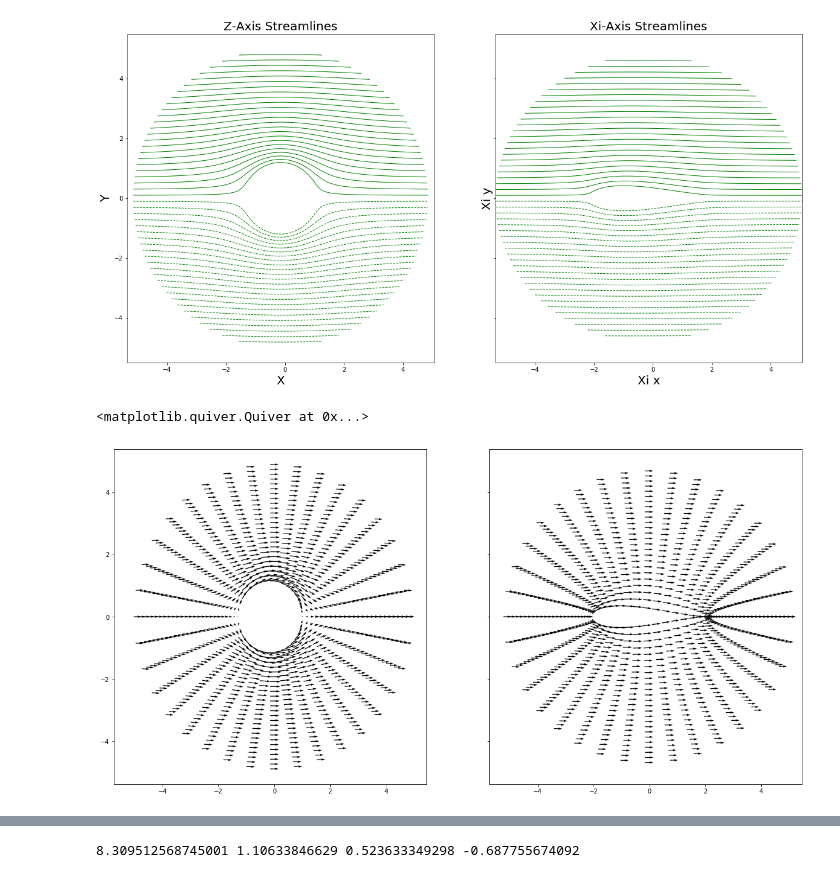
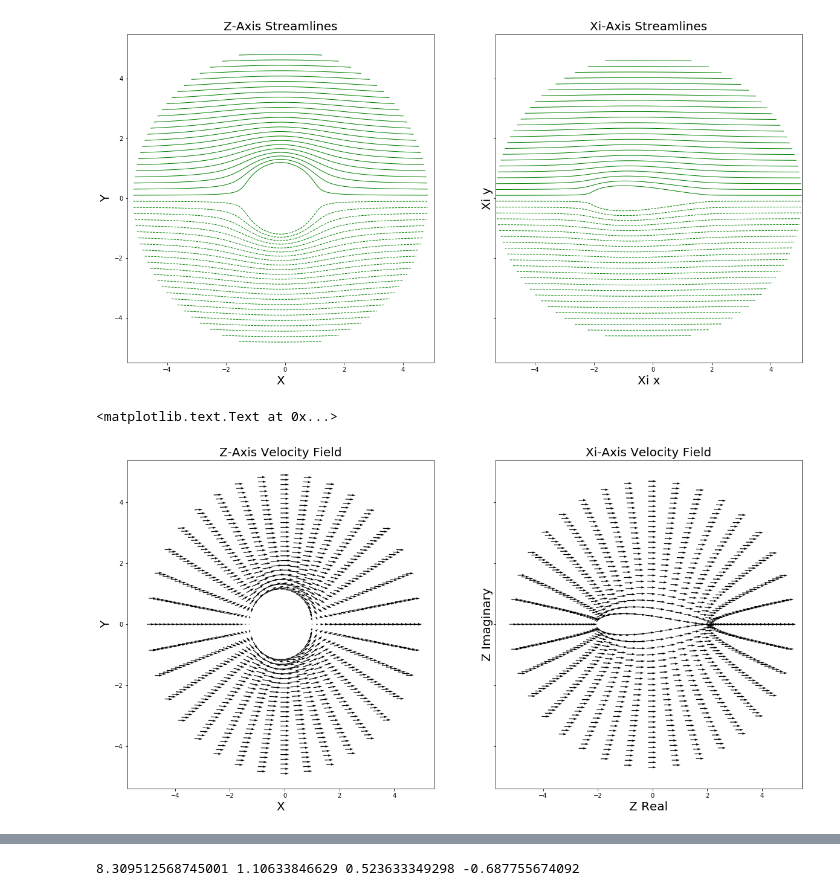
Before and after one commit to djpalumbo18/mae6226, a Jupyter notebook: Palumbo_AeroPython_HW2.ipynb, the cells around one changed output, grey strips where cells are left out. Drawn from its saved outputs; the diff is of its cells as text; code cells hidden in the pictures.

```diff
--- a/Palumbo_AeroPython_HW2.ipynb
+++ b/Palumbo_AeroPython_HW2.ipynb
@@ -225,11 +225,18 @@ uxi, vxi = Wxi.real, -Wxi.imag
 # %%
 #plot velocity fields using every fourth arrow, units of inches, and a clean 5.5 scale
 fig, (ax1,ax2)=plt.subplots(1, 2, figsize=(20, 10), sharex=True, sharey=True)
 ax1.quiver(xq[::4,::4],yq[::4,::4],u[::4,::4],v[::4,::4], units='inches',scale=5.5)
 ax2.quiver(xiq.real[::4,::4],xiq.imag[::4,::4],uxi[::4,::4],vxi[::4,::4], units='inches',scale=5.5)
+ax1.set_title('Z-Axis Velocity Field',fontsize=20)
+ax1.set_xlabel('X',fontsize=20)
+ax1.set_ylabel('Y',fontsize=20)
+
+ax2.set_title('Xi-Axis Velocity Field',fontsize=20)
+ax2.set_xlabel('Z Real',fontsize=20)
+ax2.set_ylabel('Z Imaginary',fontsize=20)
 # %% [output]
-<matplotlib.quiver.Quiver at 0x...>
+<matplotlib.text.Text at 0x...>
-[figure, old version]
+[figure, new version]
 # %%
 #define coefficient of pressure for Z and Xi
 
```
Also changed, not shown: parts of 5 cells of this notebook.
